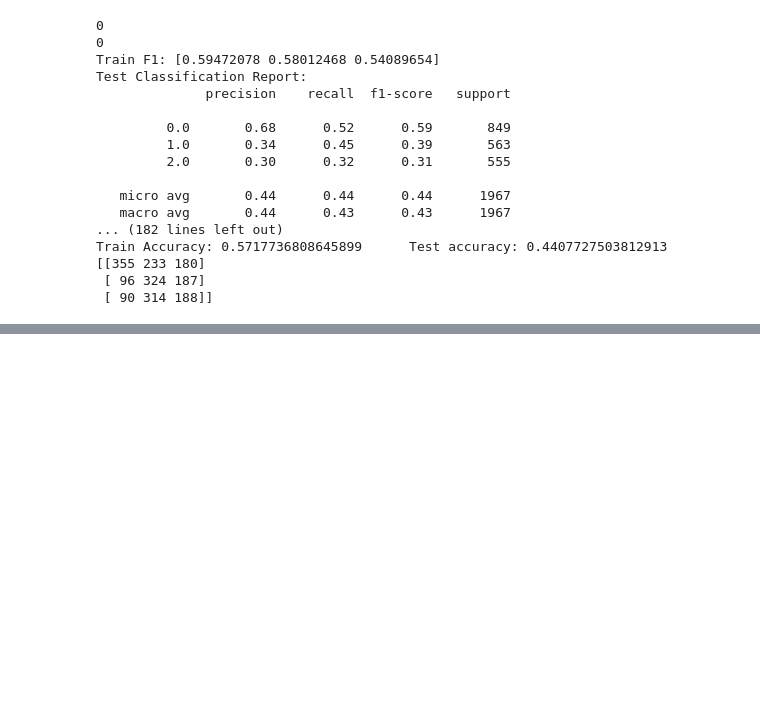
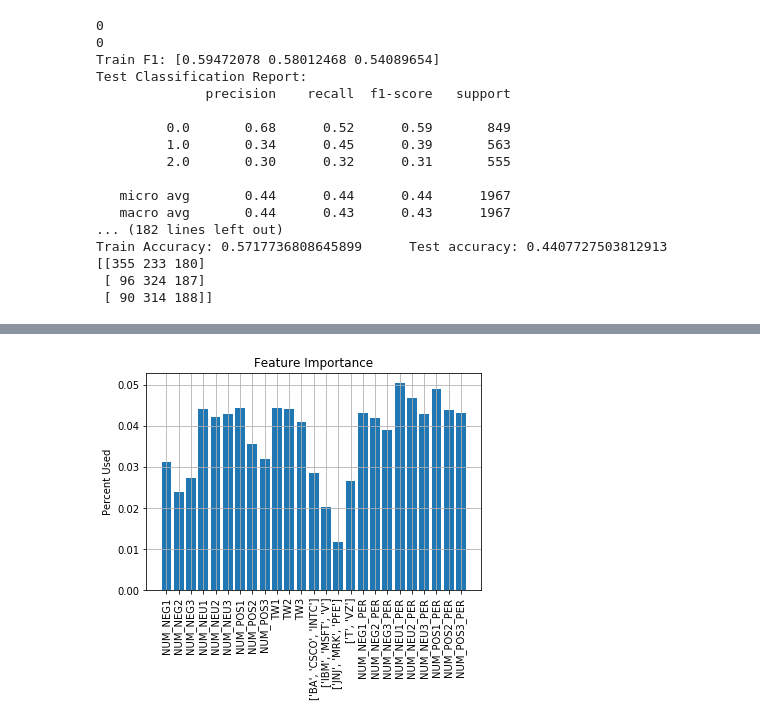
Before and after one commit to jacobbills/213R, a Jupyter notebook: Stocks Project.ipynb, the cells around one changed output, grey strips where cells are left out. Drawn from its saved outputs; the diff is of its cells as text; code cells hidden in the pictures; blank space fills up the shorter version.

Commit message:
ensembles and more
Tried some different ensembles, also removing close. Ensembles worked about the same to slightly better, but at the cost of basically ignoring certain classes entirely

```diff
--- a/Stocks Project.ipynb
+++ b/Stocks Project.ipynb
@@ -1067,0 +1206,24 @@ Train Accuracy: 0.5717736808645899      Test accuracy: 0.4407727503812913
+# %%
+noprice = data2_nopen_prev.drop(columns=['CLOSE1','CLOSE2','CLOSE3'])
+noprice = pd.DataFrame(noprice, dtype='float')
+# %%
+scaler.fit(noprice)
+scaled_noprice = scaler.transform(noprice)
+
+X_train, X_test, y_train, y_test = train_test_split(scaled_noprice, target_class2, test_size=.2, random_state = 42)
+# %%
+# No closing data
+gridsearch = GridSearchCV(rfc, {"n_estimators": [20, 50, 100, 200, 500], "max_depth": [1, 3, 5, 7, 9, 11],
+                                 "min_samples_leaf": [3 , 5 , 7 , 9], "max_features": [None, 'sqrt', 'log2']
+                                , "class_weight": ["balanced", "balanced_subsample"], 'random_state': [9]},
+                          scoring='f1_micro', cv=3)
+gridsearch.fit(X_train, y_train)
+print("Best Params: {}".format(gridsearch.best_params_))
+y_pred_train = gridsearch.predict(X_train)
+print("Train F1: {}".format(f1_score(y_train, y_pred_train, average=None)))
+print("Test Classification Report:")
+y_pred_test = gridsearch.predict(X_test)
+print(classification_report(y_test, y_pred_test))
+print("Train Accuracy: {}\tTest accuracy: {}".format(accuracy_score(y_train, y_pred_train),
+                                                     accuracy_score(y_test, y_pred_test)))
+print(confusion_matrix(y_test, y_pred_test))
@@ -1067,0 +1248,7 @@ Train Accuracy: 0.5717736808645899      Test accuracy: 0.4407727503812913
+# %%
+rfclos = RandomForestClassifier(n_estimators=50, random_state=9,class_weight='balanced', max_depth=11,
+                                max_features='sqrt', min_samples_leaf=7)
+rfclos.fit(X_train, y_train)
+best_featcl, best_pltcl = features_full(noprice,rfclos.feature_importances_, .01)
+# %% [output]
+[figure, added]
```
Also changed, not shown: parts of 11 cells of this notebook.
